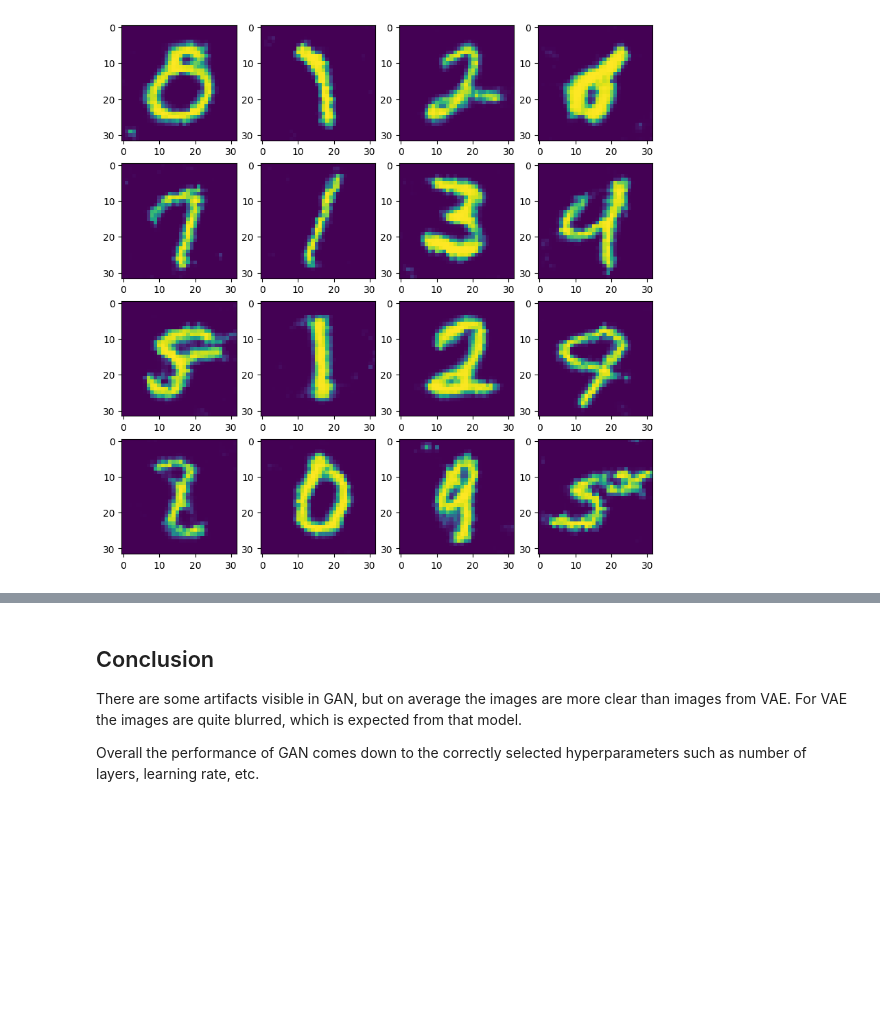
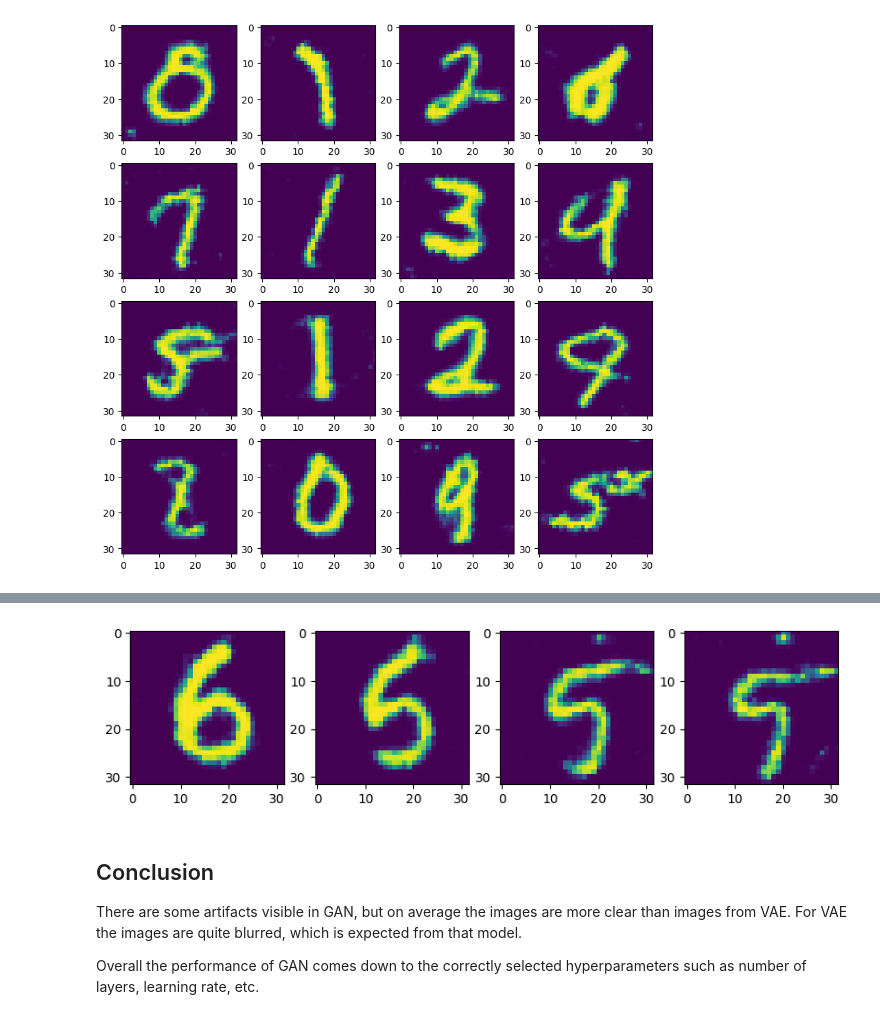
Before and after one commit to vildhet/id-gan, a Jupyter notebook: train_mnist.ipynb, the cells around one changed output, grey strips where cells are left out. Saved outputs shown, nothing was run; the diff lists cells and outputs as text; code cells hidden in the pictures; blank space fills up the shorter version.

```diff
--- a/train_mnist.ipynb
+++ b/train_mnist.ipynb
@@ -60,3 +99,20 @@ Loading GAN model from output/mnist_gan_g.pt
+# %%
+batch_z = torch.vstack([z] * 4)
+variation = torch.linspace(-2, 2, 4)
+
+for i in range(35, 40):
+    batch_z[:,i] = variation
+
+with torch.no_grad():
+    images = gan(batch_z)
+
+plt.figure(figsize=(10, 10))
+for ind, image in enumerate(images):
+    plt.subplot(1, 4, ind+1)
+    plt.imshow(image[0].numpy())
+plt.show()
+# %% [output]
+[figure, added]
 # %% [markdown]
 ## Conclusion
 
```
Also changed, not shown: parts of 4 cells of this notebook, 2 other files.
